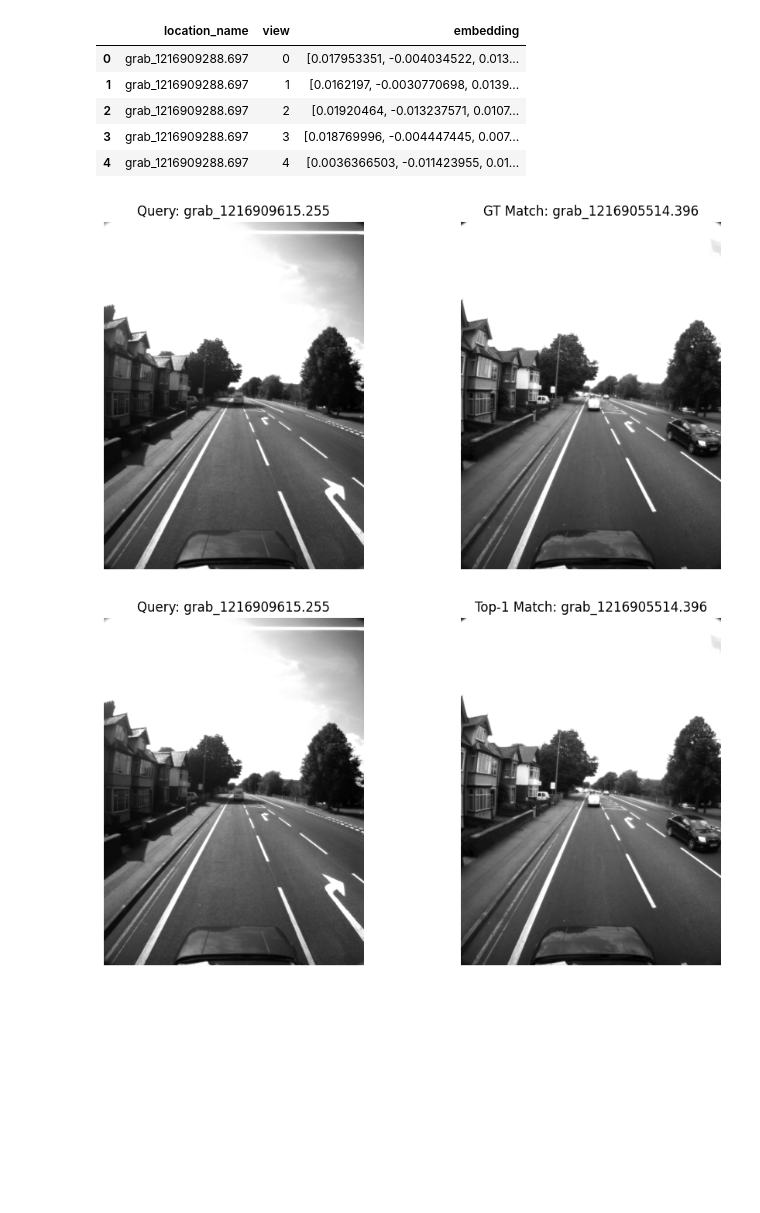
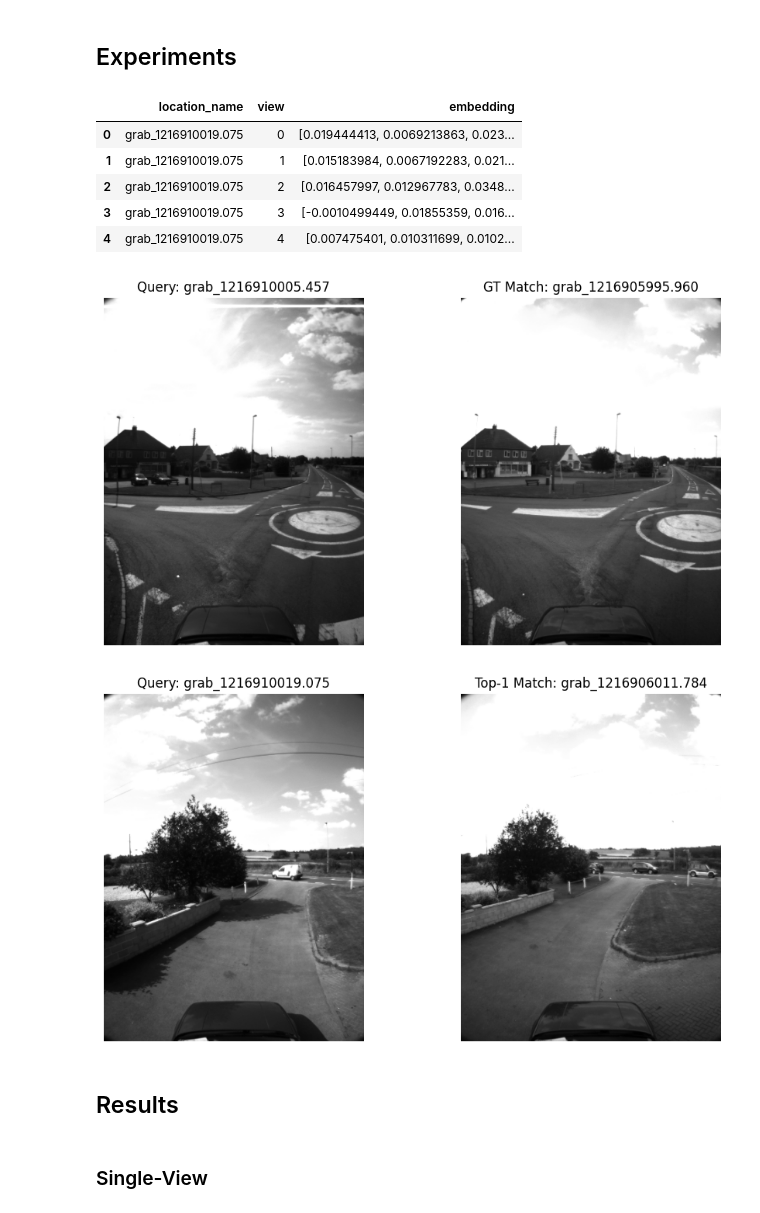
Before and after one commit to MatTheTab/scene-matching, a Jupyter notebook: openIBLpretrained.ipynb, the cells around one changed output. Cells and saved outputs as stored; diff of their text form; code cells hidden in the pictures; blank space fills up the shorter version.

```diff
--- a/openIBLpretrained.ipynb
+++ b/openIBLpretrained.ipynb
@@ -16,7 +22,7 @@ data_df.head(5)
 | 4 | grab_1216908680.845 | 4983.482 | -3004.505 | -2873.445 | 5046.139 | grab_1216904558.844 | 4982.276 | -3004.523 | -2873.492 | ... |
 # %%
 data_df = data_df.sample(frac=1).reset_index(drop=True)
-data_df = data_df.head(1000)
+data_df = data_df.head(100)
 # %%
 # load the best model with PCA (trained by SFRS)
 model = load_model("OpenIBL")
@@ -25,21 +31,28 @@ Using cache found in C:\Users\barte/.cache\torch\hub\yxgeee_OpenIBL_master
+# %% [markdown]
+## Experiments
 # %%
 embeddings_df = extract_location_embeddings_OpenIBL(data_df, model)
 save_embeddings_to_npy(embeddings_df, output_folder='data/saved_embeddings')
 embeddings_df.head()
 # %% [output]
 |  | location_name | view | embedding |
-| 0 | grab_1216909288.697 | 0 | [0.017953351, -0.004034522, 0.013... |
-| 1 | grab_1216909288.697 | 1 | [0.0162197, -0.0030770698, 0.0139... |
-| 2 | grab_1216909288.697 | 2 | [0.01920464, -0.013237571, 0.0107... |
-| 3 | grab_1216909288.697 | 3 | [0.018769996, -0.004447445, 0.007... |
-| 4 | grab_1216909288.697 | 4 | [0.0036366503, -0.011423955, 0.01... |
+| 0 | grab_1216910019.075 | 0 | [0.019444413, 0.0069213863, 0.023... |
+| 1 | grab_1216910019.075 | 1 | [0.015183984, 0.0067192283, 0.021... |
+| 2 | grab_1216910019.075 | 2 | [0.016457997, 0.012967783, 0.0348... |
+| 3 | grab_1216910019.075 | 3 | [-0.0010499449, 0.01855359, 0.016... |
+| 4 | grab_1216910019.075 | 4 | [0.007475401, 0.010311699, 0.0102... |
 # %%
 display_gt_pair(data_df, 1, 0)
 # %% [output]
-[figure, old version]
+[figure, new version]
 # %%
-closest = search_closest("grab_1216909615.255", 0, embeddings_df, base_df=data_df, show=True)
+loc1 = data_df.iloc[0]["location_name_1"]
+closest = search_closest(loc1, 0, embeddings_df, base_df=data_df, show=True)
 # %% [output]
-[figure, old version]
+[figure, new version]
+# %% [markdown]
+## Results
+# %% [markdown]
+### Single-View
 # %%
 results = evaluate_accuracy_per_view(data_df, embeddings_df)
```
Also changed, not shown: parts of 13 cells of this notebook, 2 other files.
